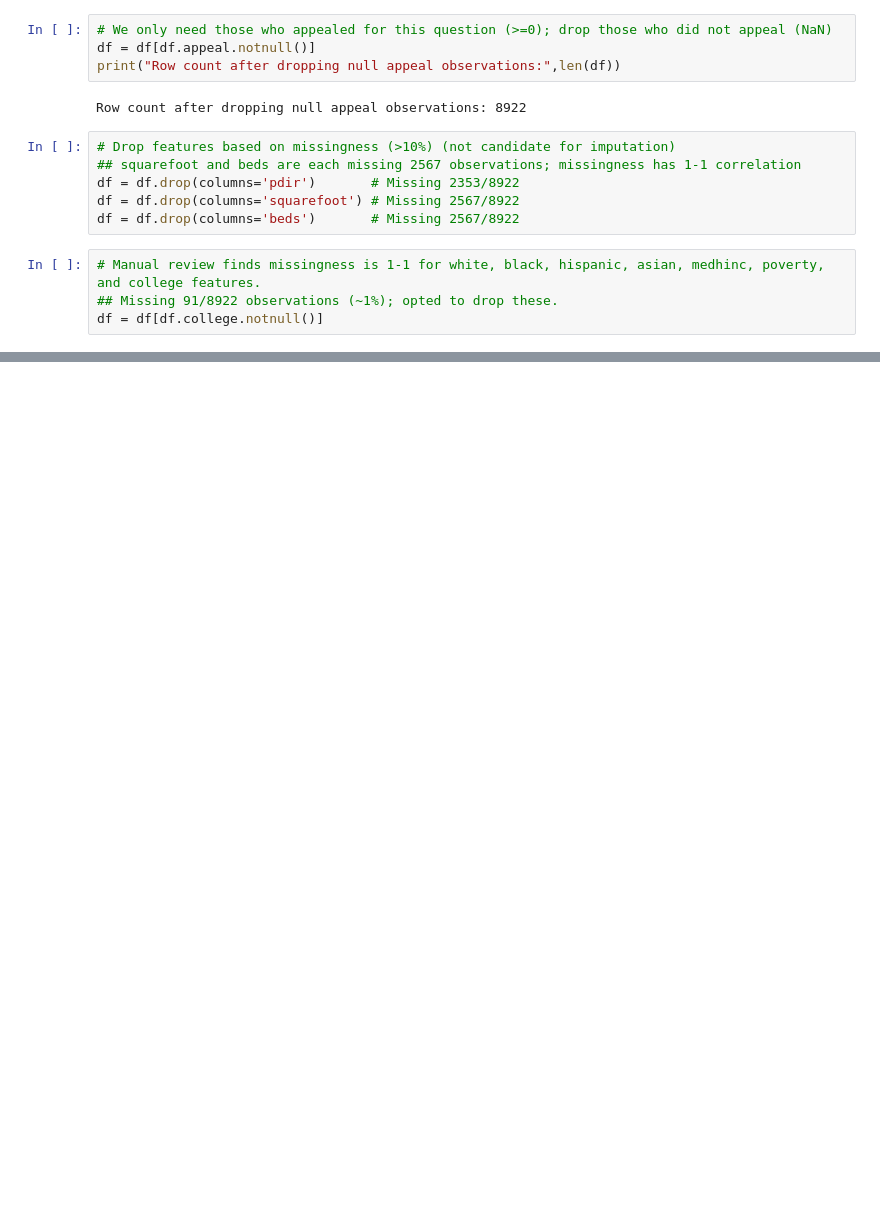
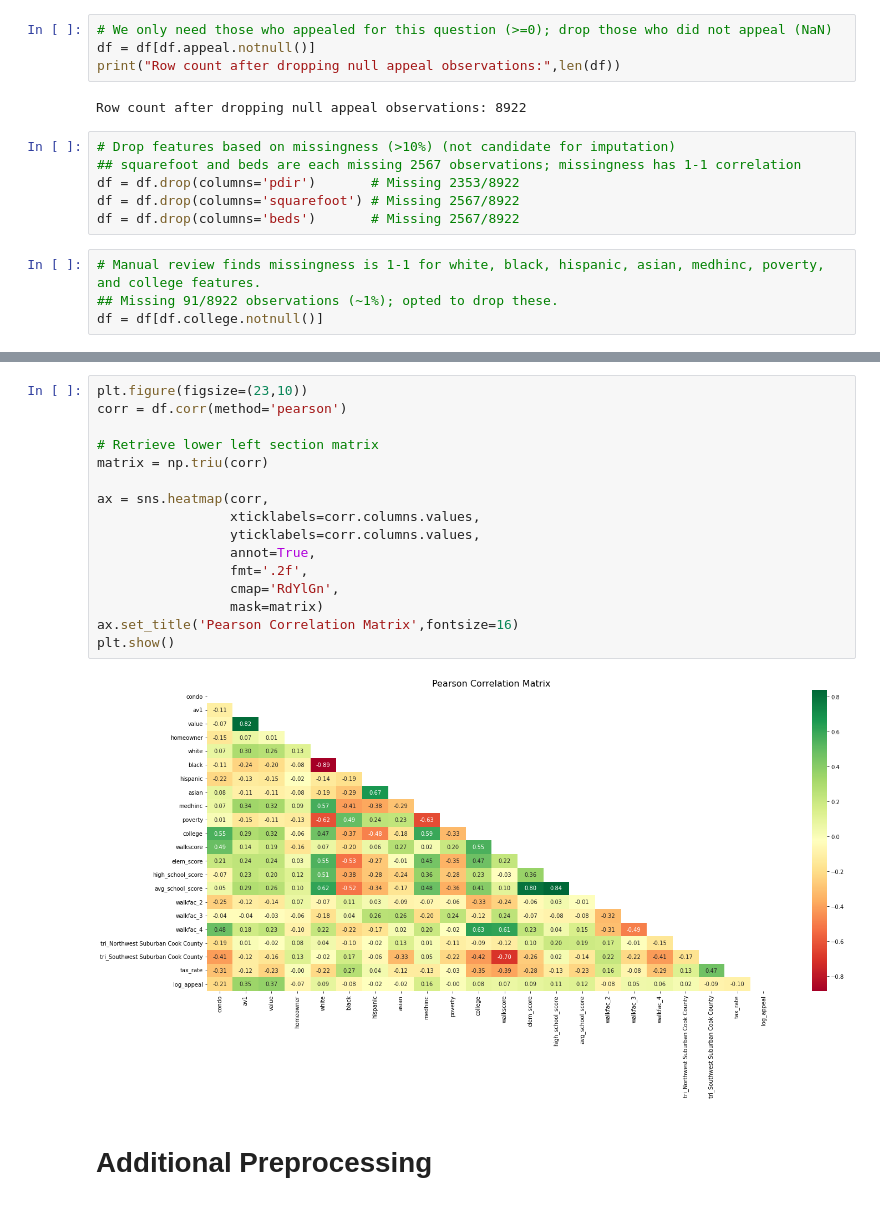
Before and after one commit to claytonjhamilton/Coursera_collab, a Jupyter notebook: question_2.ipynb, the cells around one changed output, grey strips where cells are left out. Cells and saved outputs as stored; diff of their text form; blank space fills up the shorter version.

```diff
--- a/question_2.ipynb
+++ b/question_2.ipynb
@@ -220,0 +257,20 @@ df row count: 8831
+# %%
+plt.figure(figsize=(23,10))
+corr = df.corr(method='pearson')
+
+# Retrieve lower left section matrix
+matrix = np.triu(corr)
+
+ax = sns.heatmap(corr,
+                 xticklabels=corr.columns.values,
+                 yticklabels=corr.columns.values,
+                 annot=True,
+                 fmt='.2f',
+                 cmap='RdYlGn',
+                 mask=matrix)
+ax.set_title('Pearson Correlation Matrix',fontsize=16)
+plt.show()
+# %% [output]
+[figure, added]
+# %% [markdown]
+# Additional Preprocessing
```
Also changed, not shown: parts of 16 cells of this notebook.
